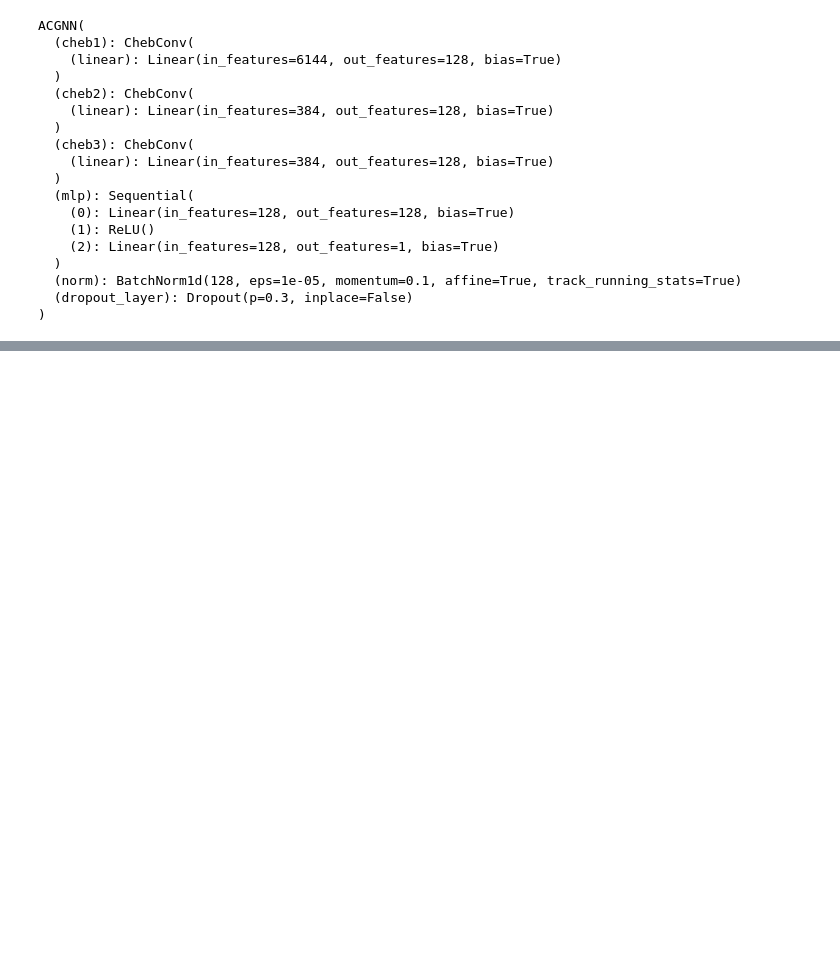
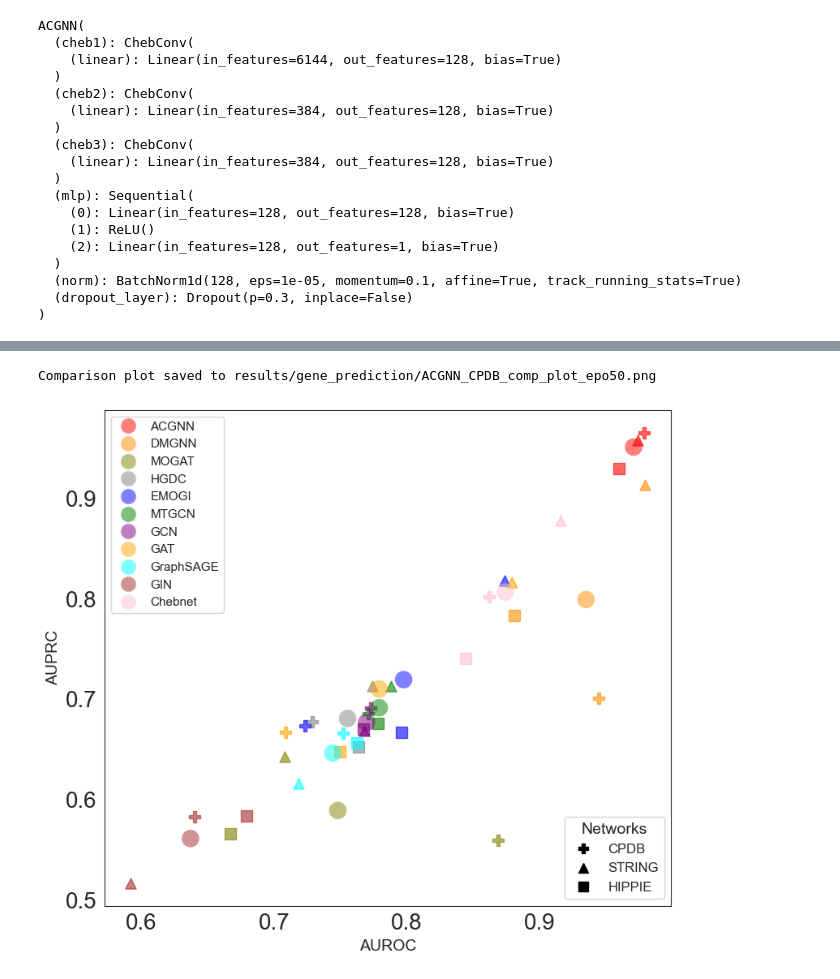
Before and after one commit to Ericsaliway0/ACGNN, a Jupyter notebook: Multi_Omics_Classification.ipynb, the cells around one changed output, grey strips where cells are left out. Saved outputs shown, nothing was run; the diff lists cells and outputs as text; code cells hidden in the pictures; blank space fills up the shorter version.

```diff
--- a/Multi_Omics_Classification.ipynb
+++ b/Multi_Omics_Classification.ipynb
@@ -1477,0 +1256,5 @@ plt.show()
+# %%
+plot_model_performance(args)
+# %% [output]
+Comparison plot saved to results/gene_prediction/ACGNN_CPDB_comp_plot_epo50.png
+[figure, added]
```
Also changed, not shown: parts of 13 cells of this notebook.
